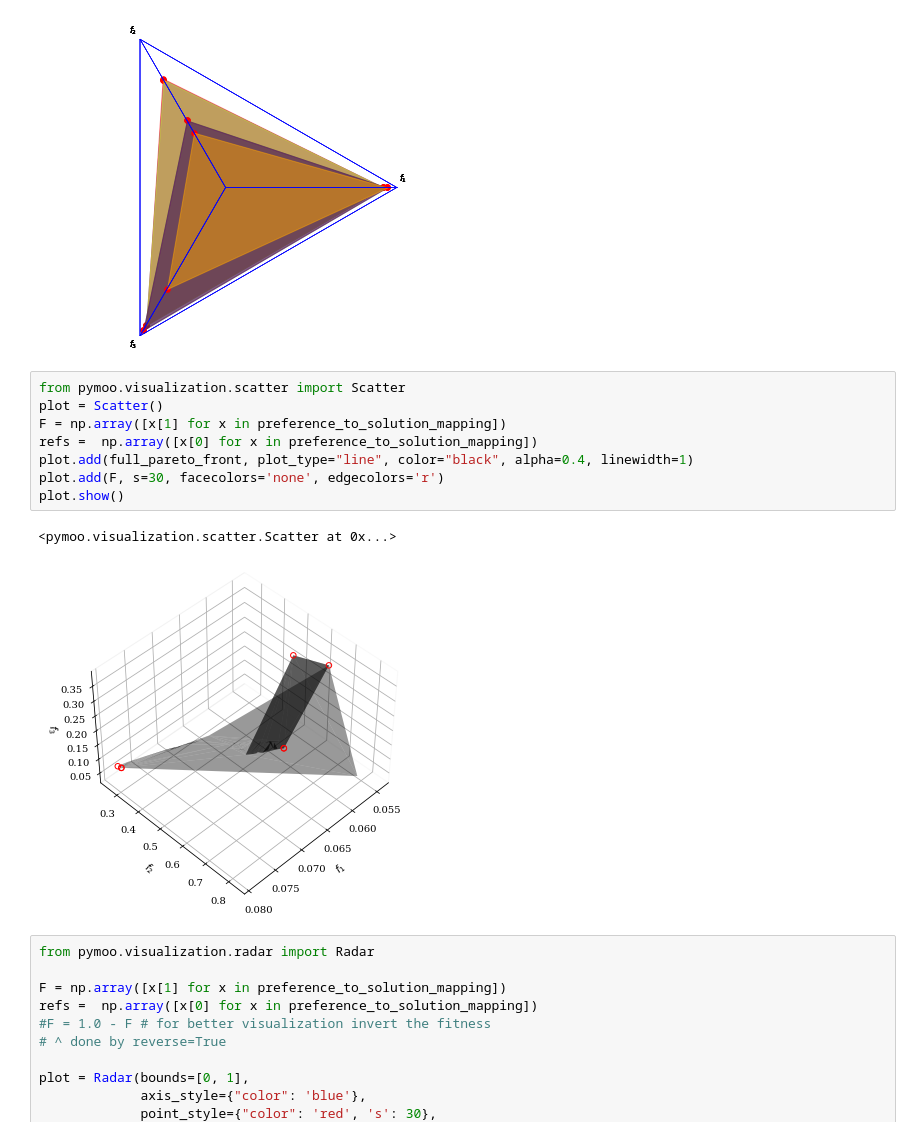
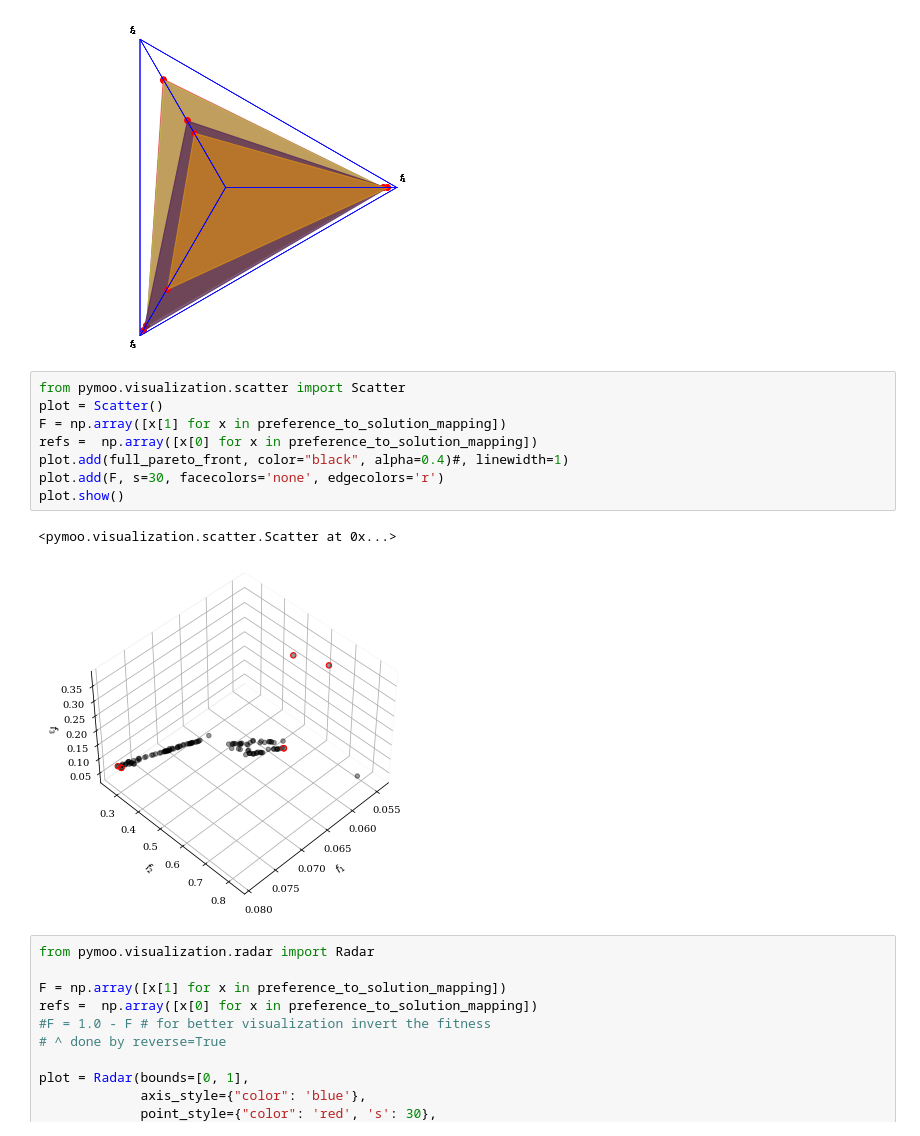
Before and after one commit to arjunroyihrpa/MFPB, a Jupyter notebook: Mult-Fair_Pareto_Boosting/Visualizations.ipynb, the cells around one changed output. Cells and saved outputs as stored; diff of their text form.

```diff
--- a/Mult-Fair_Pareto_Boosting/Visualizations.ipynb
+++ b/Mult-Fair_Pareto_Boosting/Visualizations.ipynb
@@ -416,14 +435,14 @@ plot.show()
 # %%
 from pymoo.visualization.scatter import Scatter
 plot = Scatter()
 F = np.array([x[1] for x in preference_to_solution_mapping])
 refs =  np.array([x[0] for x in preference_to_solution_mapping])
-plot.add(full_pareto_front, plot_type="line", color="black", alpha=0.4, linewidth=1)
+plot.add(full_pareto_front, color="black", alpha=0.4)#, linewidth=1)
 plot.add(F, s=30, facecolors='none', edgecolors='r')
 plot.show()
 # %% [output]
 <pymoo.visualization.scatter.Scatter at 0x...>
-[figure, old version]
+[figure, new version]
 # %%
 from pymoo.visualization.radar import Radar
 
```
Also changed, not shown: parts of 1 cell of this notebook, 1 other file.
